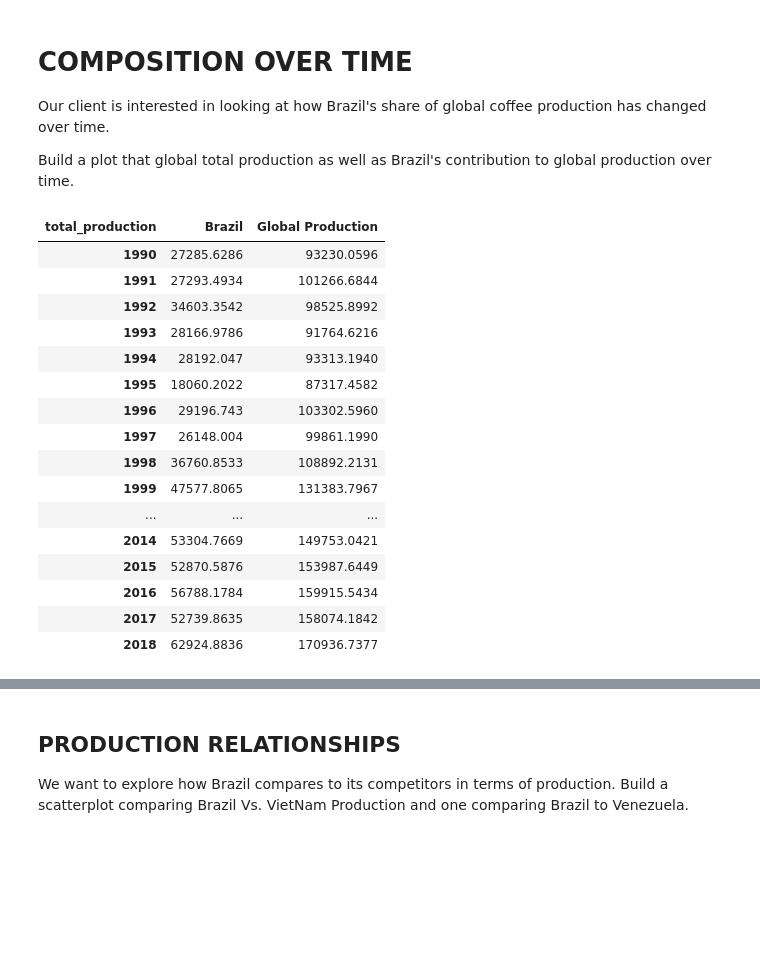
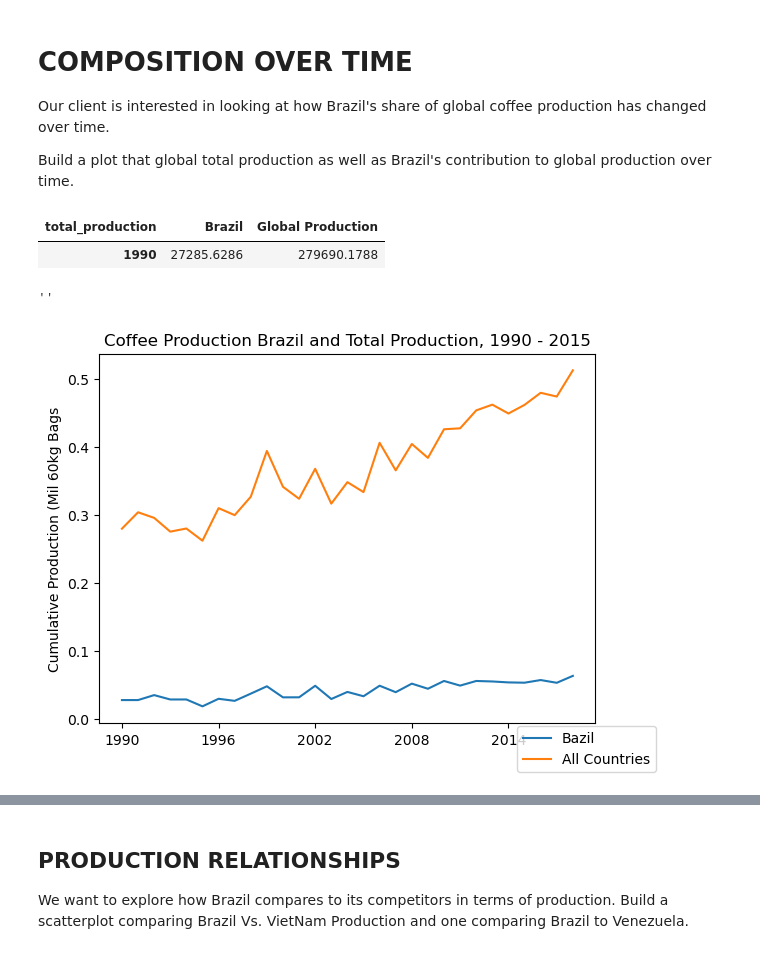
Before and after one commit to soslin/MatPlotLib_Seaborn_Practice, a Jupyter notebook: section03_Coffee_Project_Part1.ipynb, the cells around one changed output, grey strips where cells are left out. Drawn from its saved outputs; the diff is of its cells as text; code cells hidden in the pictures; blank space fills up the shorter version.

```diff
--- a/section03_Coffee_Project_Part1.ipynb
+++ b/section03_Coffee_Project_Part1.ipynb
@@ -93,27 +93,28 @@ ax.set_ylabel("Production (Mil 60kg Bags)", fontsize = 10)
 Our client is interested in looking at how Brazil's share of global coffee production has changed over time.
 
 Build a plot that global total production as well as Brazil's contribution to global production over time.
-# %%
-brazil_vs_others = coffee_production
-brazil_vs_others['Global Production'] = coffee_production.sum(axis=1)
-brazil_vs_others.drop(brazil_vs_others.iloc[:, np.r_[0:2, 3:56]], axis = 1)
-# %% [output]
-| total_production | Brazil | Global Production |
-| 1990 | 27285.6286 | 93230.0596 |
-| 1991 | 27293.4934 | 101266.6844 |
-| 1992 | 34603.3542 | 98525.8992 |
-| 1993 | 28166.9786 | 91764.6216 |
-| 1994 | 28192.047 | 93313.1940 |
-| 1995 | 18060.2022 | 87317.4582 |
-| 1996 | 29196.743 | 103302.5960 |
-| 1997 | 26148.004 | 99861.1990 |
-| 1998 | 36760.8533 | 108892.2131 |
-| 1999 | 47577.8065 | 131383.7967 |
-| ... | ... | ... |
-| 2014 | 53304.7669 | 149753.0421 |
-| 2015 | 52870.5876 | 153987.6449 |
-| 2016 | 56788.1784 | 159915.5434 |
-| 2017 | 52739.8635 | 158074.1842 |
-| 2018 | 62924.8836 | 170936.7377 |
+# %%
+brazil_vs_others = coffee_production
+brazil_vs_others['Global Production'] = coffee_production.sum(axis=1)
+brazil_vs_others = brazil_vs_others.drop(brazil_vs_others.iloc[:, np.r_[0:2, 3:56]], axis = 1)
+
+brazil_vs_others.head(1)
+# %% [output]
+| total_production | Brazil | Global Production |
+| 1990 | 27285.6286 | 279690.1788 |
+# %%
+fig, ax = plt.subplots()
+
+labels = ['Bazil', 'All Countries']
+ax.plot(brazil_vs_others / 1000000)
+fig.legend(labels, loc = 'lower right')
+ax.set_title("Coffee Production Brazil and Total Production, 1990 - 2015")
+ax.set_ylabel("Cumulative Production (Mil 60kg Bags", fontsize = 10)
+ax.xaxis.set_major_locator(plt.MaxNLocator(6))
+
+;
+# %% [output]
+''
+[figure, added]
 # %%
 brazil_vs_others.head()
```
Also changed, not shown: parts of 6 cells of this notebook.
